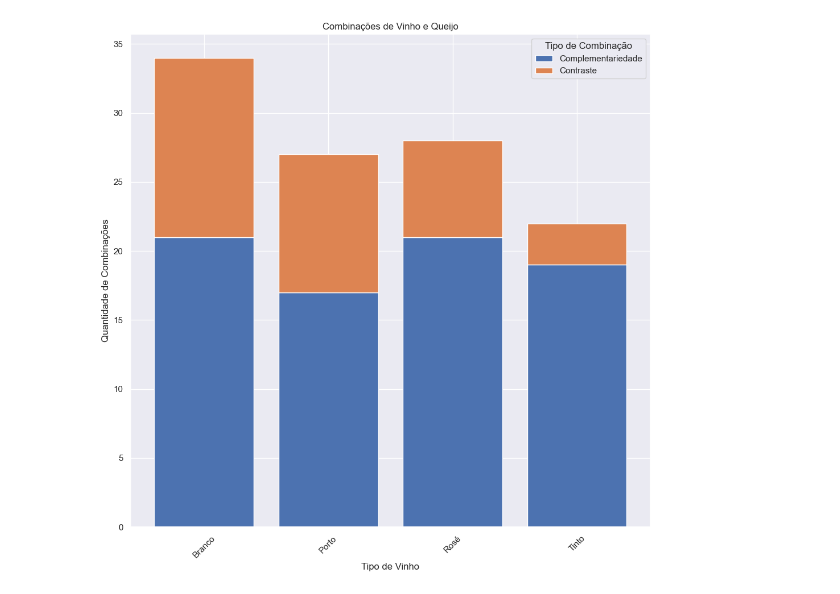
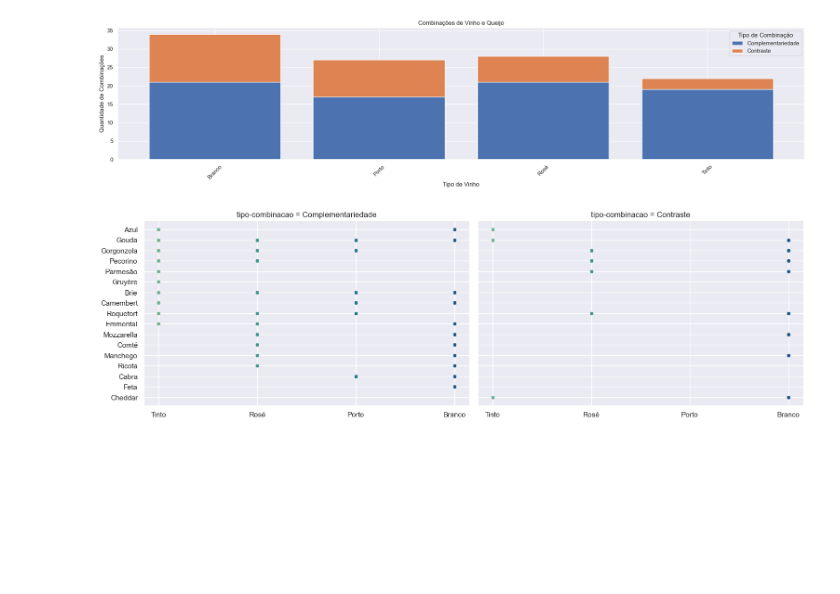
Before and after one commit to trindaderose/data, a Jupyter notebook: plots.ipynb, the cells around one changed output. Cells and saved outputs as stored; diff of their text form; code cells hidden in the pictures; blank space fills up the shorter version.

```diff
--- a/plots.ipynb
+++ b/plots.ipynb
@@ -38,29 +72,59 @@ plt.show()
 # %%
 import pandas as pd
 import matplotlib.pyplot as plt
 import numpy as np
 
 df = pd.read_csv('dataset_winecheese.csv')
 
 df_grouped = df.groupby(['tipo-vinho', 'tipo-combinacao']).size().unstack(fill_value=10)
 
 # Plot stacked bar
-fig, ax = plt.subplots(figsize=(10, 10))
+fig, ax = plt.subplots(figsize=(20, 5))
 
 # Add stacked bars
 bottoms = np.zeros(len(df_grouped))
 for category in df_grouped.columns:
     ax.bar(df_grouped.index, df_grouped[category], label=category, bottom=bottoms)
     bottoms += df_grouped[category]
 
 ax.set_xlabel('Tipo de Vinho')
 ax.set_ylabel('Quantidade de Combinações')
 ax.set_title('Combinações de Vinho e Queijo')
 
 ax.legend(title='Tipo de Combinação')
 
 plt.xticks(rotation=45)
 plt.tight_layout()
 plt.show()
 # %% [output]
-[figure, old version]
+[figure, new version]
+# %%
+import pandas as pd
+import seaborn as sns
+import matplotlib.pyplot as plt
+
+df = pd.read_csv('dataset_winecheese.csv')
+
+sns.set_theme(style="darkgrid")
+
+height = 5
+aspect = 1.5
+
+g = sns.FacetGrid(df, col="tipo-combinacao", hue="tipo-vinho", col_wrap=4, palette='crest', height=height, aspect=aspect)
+g.map(sns.scatterplot, "tipo-vinho", "tipo-queijo")
+
+for ax in g.axes.flat:
+
+    ticks = ax.get_xticks()
+    labels = [label.get_text() for label in ax.get_xticklabels()]
+
+    new_labels = [label.replace(' ', '\n') for label in labels]
+    ax.set_xticks(ticks)
+    ax.set_xticklabels(new_labels)
+
+    ax.set_xlabel('')
+    ax.set_ylabel('')
+
+plt.show()
+# %% [output]
+[figure, added]
```
Also changed, not shown: parts of 3 cells of this notebook, 2 other files.
